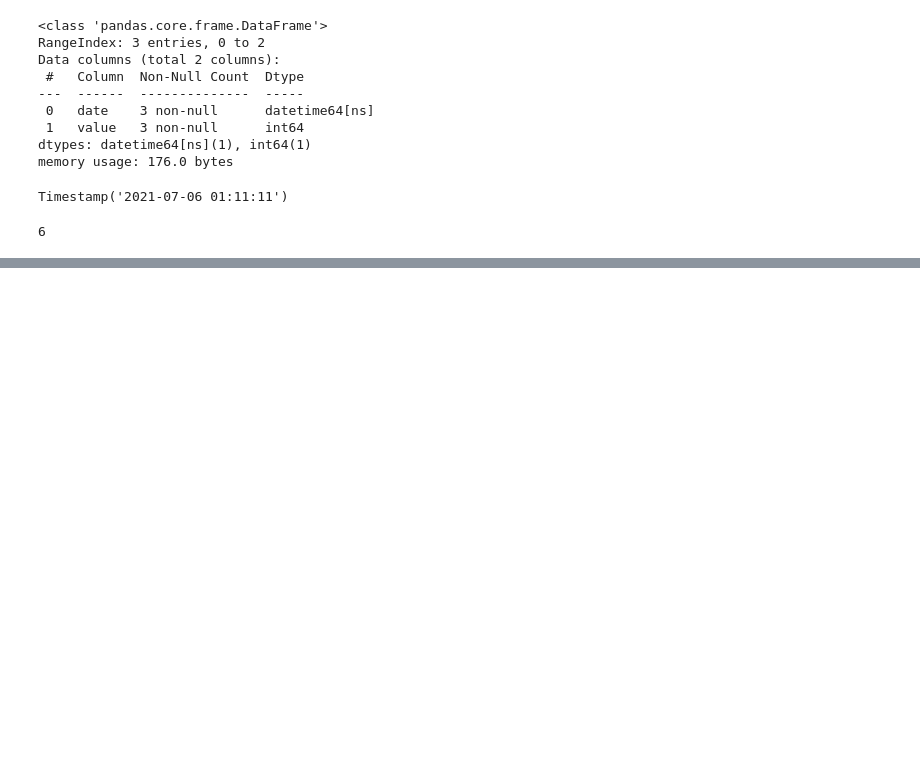
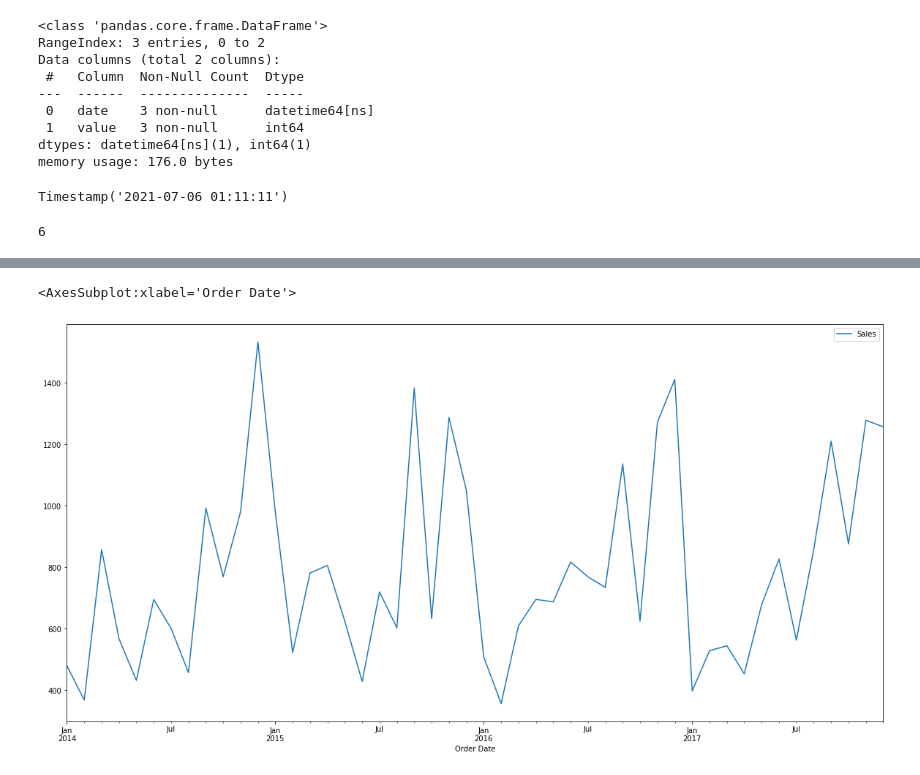
Before and after one commit to goldang01/E-Commerce, a Jupyter notebook: Chapter08.Times Series.ipynb, the cells around one changed output, grey strips where cells are left out. Cells and saved outputs as stored; diff of their text form; code cells hidden in the pictures; blank space fills up the shorter version.

```diff
--- a/Chapter08.Times Series.ipynb
+++ b/Chapter08.Times Series.ipynb
@@ -164,0 +740,7 @@ data['date'].loc[0].day
+# %%
+data = data.resample('MS').mean() # 최종적으로 사용할 data 완성 (할당해주자)
+# %%
+data.plot(figsize = (20,10))
+# %% [output]
+<AxesSubplot:xlabel='Order Date'>
+[figure, added]
```
Also changed, not shown: parts of 160 cells of this notebook, 1 other file.
